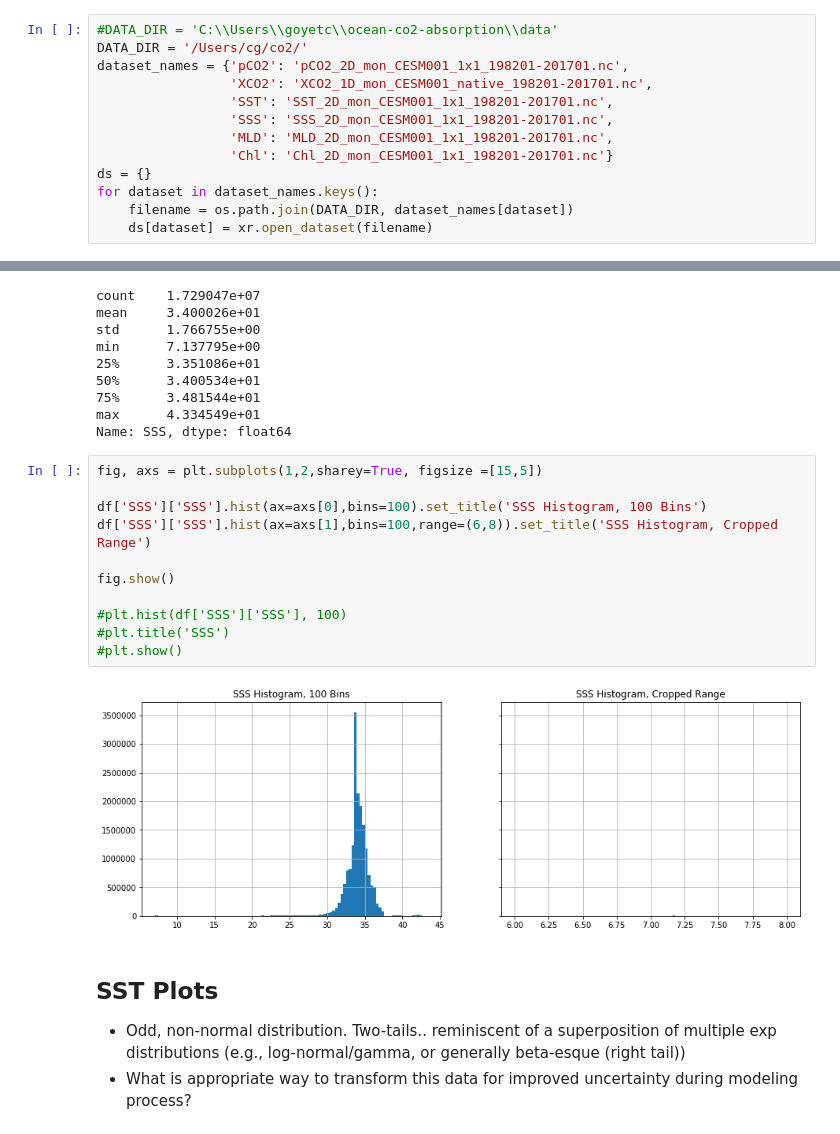
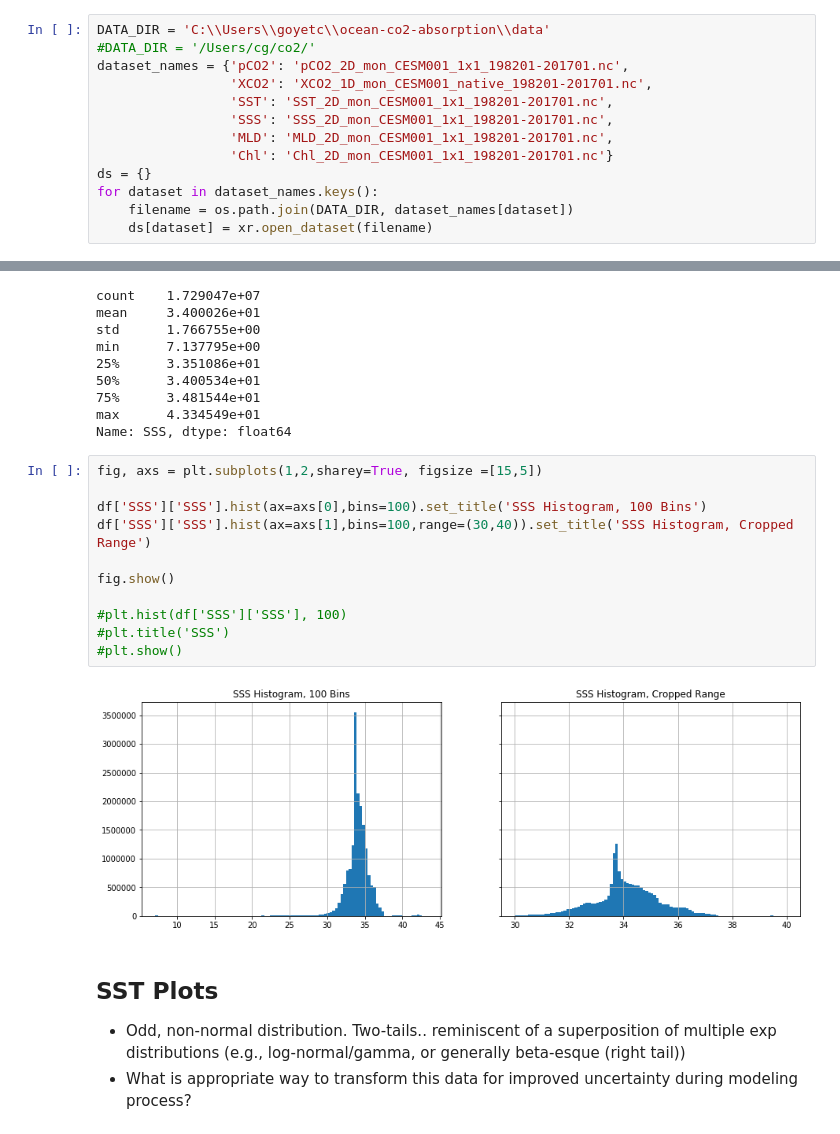
Before and after one commit to manksh/ocean-co2-absorption, a Jupyter notebook: notebooks/CG_edav.ipynb, the cells around one changed output, grey strips where cells are left out. Cells and saved outputs as stored; diff of their text form.

Commit message:
updates to edav and some graphics exports

```diff
--- a/notebooks/CG_edav.ipynb
+++ b/notebooks/CG_edav.ipynb
@@ -36,8 +36,8 @@ This contains model output from member 001 of the CESM large ensemble which can
 # %% [markdown]
 # Read each feature
 # %%
-#DATA_DIR = 'C:\\Users\\goyetc\\ocean-co2-absorption\\data'
-DATA_DIR = '/Users/cg/co2/'
+DATA_DIR = 'C:\\Users\\goyetc\\ocean-co2-absorption\\data'
+#DATA_DIR = '/Users/cg/co2/'
 dataset_names = {'pCO2': 'pCO2_2D_mon_CESM001_1x1_198201-201701.nc',
                  'XCO2': 'XCO2_1D_mon_CESM001_native_198201-201701.nc',
                  'SST': 'SST_2D_mon_CESM001_1x1_198201-201701.nc',
@@ -109,16 +109,16 @@ Name: SSS, dtype: float64
 # %%
 fig, axs = plt.subplots(1,2,sharey=True, figsize =[15,5])
 
 df['SSS']['SSS'].hist(ax=axs[0],bins=100).set_title('SSS Histogram, 100 Bins')
-df['SSS']['SSS'].hist(ax=axs[1],bins=100,range=(6,8)).set_title('SSS Histogram, Cropped Range')
+df['SSS']['SSS'].hist(ax=axs[1],bins=100,range=(30,40)).set_title('SSS Histogram, Cropped Range')
 
 fig.show()
 
 #plt.hist(df['SSS']['SSS'], 100)
 #plt.title('SSS')
 #plt.show()
 # %% [output]
-[figure, old version]
+[figure, new version]
 # %% [markdown]
 ## SST Plots
 * Odd, non-normal distribution. Two-tails.. reminiscent of a superposition of multiple exp distributions (e.g., log-normal/gamma, or generally beta-esque (right tail))
```
Also changed, not shown: parts of 10 cells of this notebook, 4 other files.
